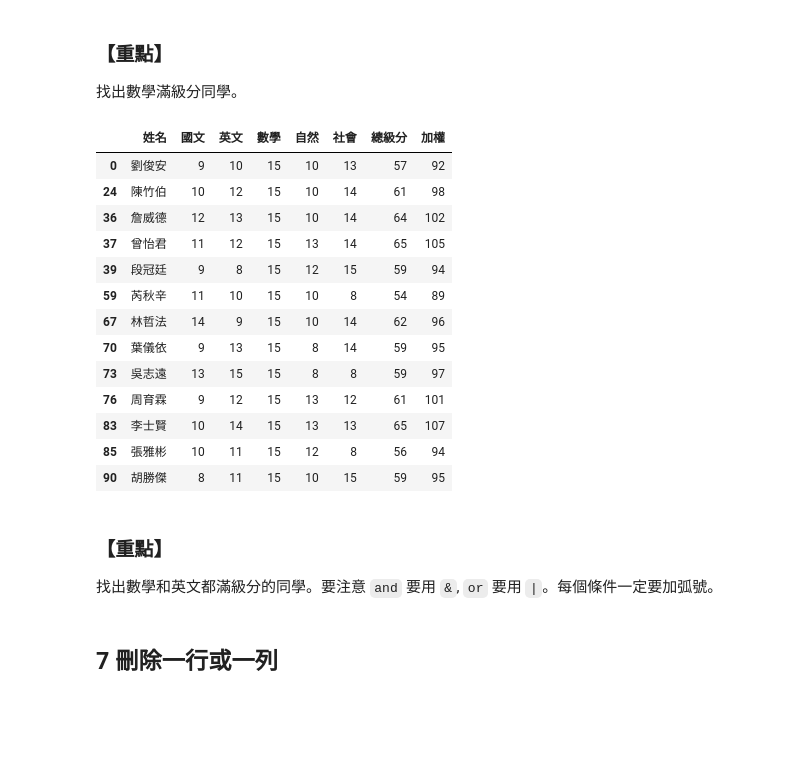
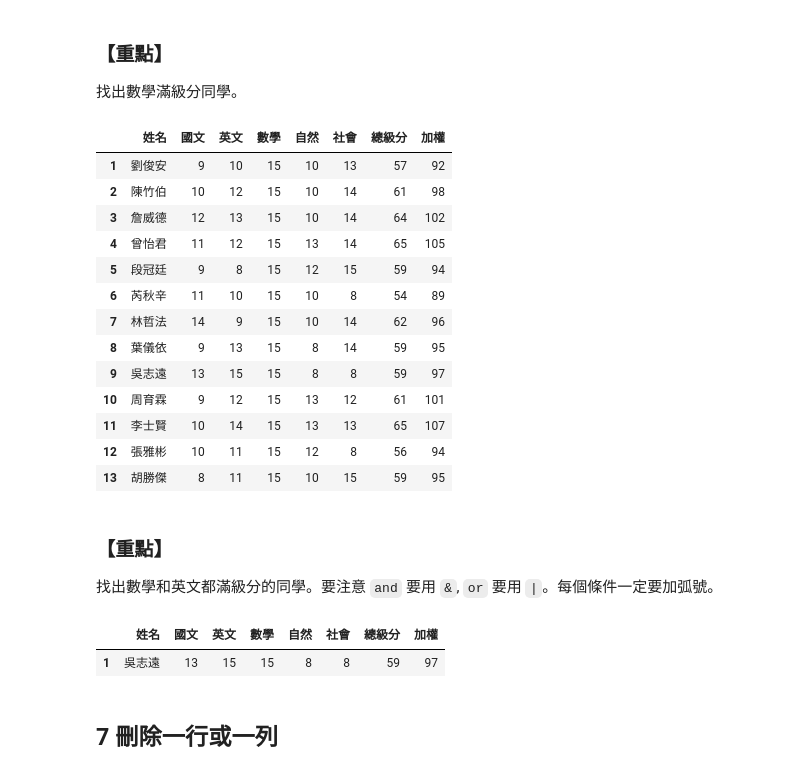
Before and after one commit to YouWeiChenPython/IMLP, a Jupyter notebook: Unit02/02_Pandas數據分析.ipynb, the cells around one changed output. Saved outputs shown, nothing was run; the diff lists cells and outputs as text; code cells hidden in the pictures; blank space fills up the shorter version.

```diff
--- a/Unit02/02_Pandas數據分析.ipynb
+++ b/Unit02/02_Pandas數據分析.ipynb
@@ -250,27 +251,36 @@ df2.head()
 ### 【重點】
 
 找出數學滿級分同學。
-# %%
-df[df.數學==15]
-# %% [output]
-|  | 姓名 | 國文 | 英文 | 數學 | 自然 | 社會 | 總級分 | 加權 |
-| 0 | 劉俊安 | 9 | 10 | 15 | 10 | 13 | 57 | 92 |
-| 24 | 陳竹伯 | 10 | 12 | 15 | 10 | 14 | 61 | 98 |
-| 36 | 詹威德 | 12 | 13 | 15 | 10 | 14 | 64 | 102 |
-| 37 | 曾怡君 | 11 | 12 | 15 | 13 | 14 | 65 | 105 |
-| 39 | 段冠廷 | 9 | 8 | 15 | 12 | 15 | 59 | 94 |
-| 59 | 芮秋辛 | 11 | 10 | 15 | 10 | 8 | 54 | 89 |
-| 67 | 林哲法 | 14 | 9 | 15 | 10 | 14 | 62 | 96 |
-| 70 | 葉儀依 | 9 | 13 | 15 | 8 | 14 | 59 | 95 |
-| 73 | 吳志遠 | 13 | 15 | 15 | 8 | 8 | 59 | 97 |
-| 76 | 周育霖 | 9 | 12 | 15 | 13 | 12 | 61 | 101 |
-| 83 | 李士賢 | 10 | 14 | 15 | 13 | 13 | 65 | 107 |
-| 85 | 張雅彬 | 10 | 11 | 15 | 12 | 8 | 56 | 94 |
-| 90 | 胡勝傑 | 8 | 11 | 15 | 10 | 15 | 59 | 95 |
+# %%
+df_math_15 = df[df.數學==15]
+df_math_15.index = range(1, len(df_math_15)+1)
+df_math_15
+# %% [output]
+|  | 姓名 | 國文 | 英文 | 數學 | 自然 | 社會 | 總級分 | 加權 |
+| 1 | 劉俊安 | 9 | 10 | 15 | 10 | 13 | 57 | 92 |
+| 2 | 陳竹伯 | 10 | 12 | 15 | 10 | 14 | 61 | 98 |
+| 3 | 詹威德 | 12 | 13 | 15 | 10 | 14 | 64 | 102 |
+| 4 | 曾怡君 | 11 | 12 | 15 | 13 | 14 | 65 | 105 |
+| 5 | 段冠廷 | 9 | 8 | 15 | 12 | 15 | 59 | 94 |
+| 6 | 芮秋辛 | 11 | 10 | 15 | 10 | 8 | 54 | 89 |
+| 7 | 林哲法 | 14 | 9 | 15 | 10 | 14 | 62 | 96 |
+| 8 | 葉儀依 | 9 | 13 | 15 | 8 | 14 | 59 | 95 |
+| 9 | 吳志遠 | 13 | 15 | 15 | 8 | 8 | 59 | 97 |
+| 10 | 周育霖 | 9 | 12 | 15 | 13 | 12 | 61 | 101 |
+| 11 | 李士賢 | 10 | 14 | 15 | 13 | 13 | 65 | 107 |
+| 12 | 張雅彬 | 10 | 11 | 15 | 12 | 8 | 56 | 94 |
+| 13 | 胡勝傑 | 8 | 11 | 15 | 10 | 15 | 59 | 95 |
 # %% [markdown]
 ### 【重點】
 
 找出數學和英文都滿級分的同學。要注意 `and` 要用 `&`, `or` 要用 `|`。每個條件一定要加弧號。
+# %%
+df_math_and_english_15 = df[(df.數學==15) & (df.英文==15)]
+df_math_and_english_15.index = range(1, len(df_math_and_english_15)+1)
+df_math_and_english_15
+# %% [output]
+|  | 姓名 | 國文 | 英文 | 數學 | 自然 | 社會 | 總級分 | 加權 |
+| 1 | 吳志遠 | 13 | 15 | 15 | 8 | 8 | 59 | 97 |
 # %% [markdown]
 ## 7 刪除一行或一列
 # %% [markdown]
```
Also changed, not shown: parts of 14 cells of this notebook, 2 other files.
